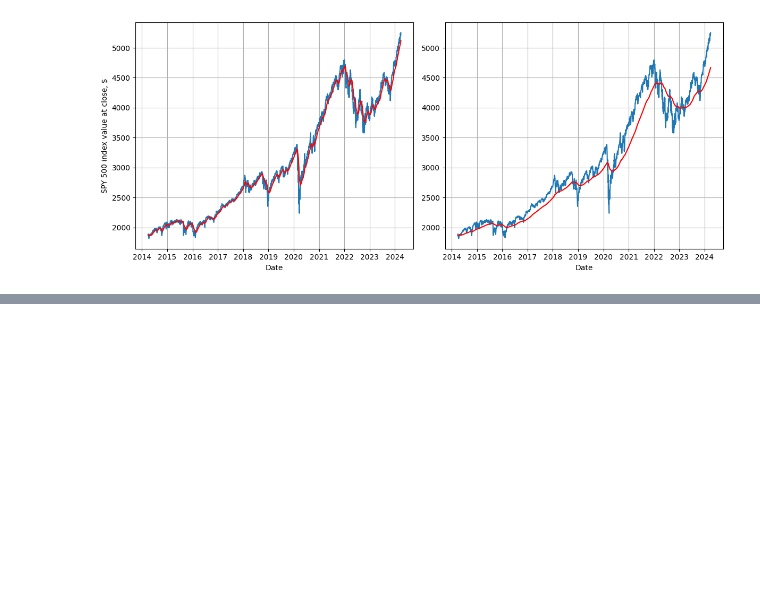
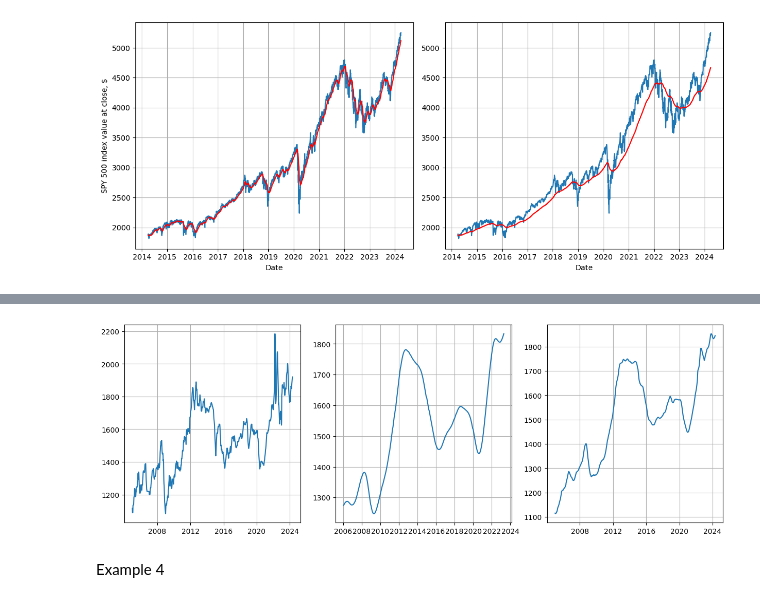
Before and after one commit to KazysV/sap, a Jupyter notebook: main.ipynb, the cells around one changed output, grey strips where cells are left out. Drawn from its saved outputs; the diff is of its cells as text; code cells hidden in the pictures; blank space fills up the shorter version.

```diff
--- a/main.ipynb
+++ b/main.ipynb
@@ -430,0 +475,21 @@ plt.show()
+# %%
+df3 = pd.read_csv('weekly_prices.csv')
+df3['DATE'] = pd.to_datetime(df3['SURVEY_DATE'])
+
+df3['WMA']=weighted_moving_average(df3['EURO-SUPER_95'].values, L = 24, K = 52)
+df3['EMA']=exponential_moving_average(df3['EURO-SUPER_95'].values, alpha = 0.03)
+# %%
+fig,(ax1,ax2,ax3) = plt.subplots(1,3,figsize=(15,5))
+ax1.grid(True)
+ax2.grid(True)
+ax3.grid(True)
+
+ax1.plot(df3['DATE'],df3['EURO-SUPER_95'])
+ax2.plot(df3['DATE'],df3['WMA'])
+ax3.plot(df3['DATE'],df3['EMA'])
+
+plt.savefig('report/images/FUEL_PRICE_ITALY.png')
+# %% [output]
+[figure, added]
+# %% [markdown]
+Example 4
```
Also changed, not shown: parts of 13 cells of this notebook, 19 other files.
